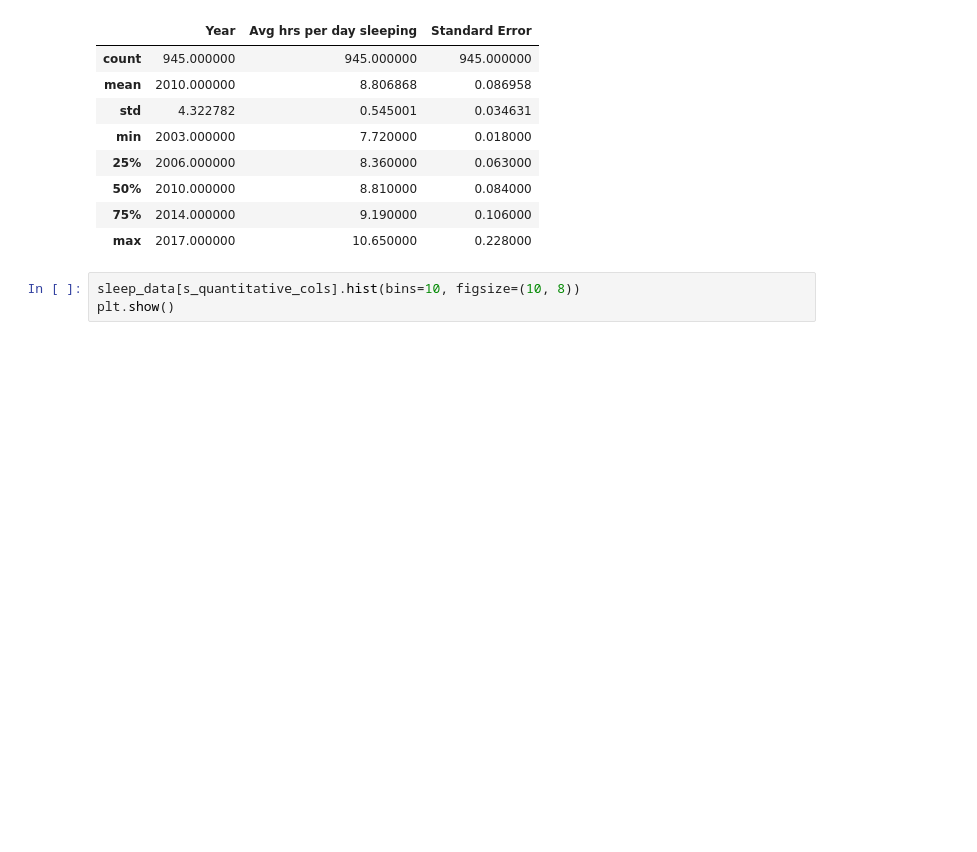
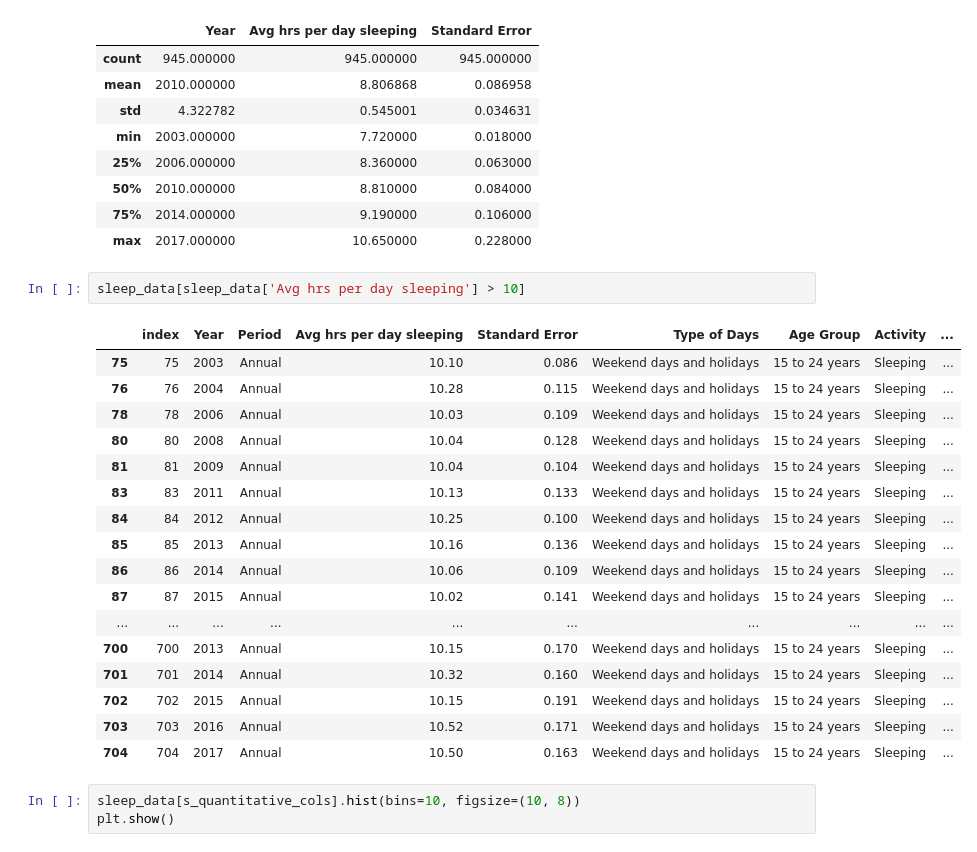
Before and after one commit to Ozernoy/DI, a Jupyter notebook: Week4/Day2/ExercisesXP/ex.ipynb, the cells around one changed output. Saved outputs shown, nothing was run; the diff lists cells and outputs as text; blank space fills up the shorter version.

```diff
--- a/Week4/Day2/ExercisesXP/ex.ipynb
+++ b/Week4/Day2/ExercisesXP/ex.ipynb
@@ -165,6 +165,26 @@ Index(['index', 'Year', 'Avg hrs per day sleeping', 'Standard Error'], dtype='ob
 | 50% | 2010.000000 | 8.810000 | 0.084000 |
 | 75% | 2014.000000 | 9.190000 | 0.106000 |
 | max | 2017.000000 | 10.650000 | 0.228000 |
+# %%
+sleep_data[sleep_data['Avg hrs per day sleeping'] > 10]
+# %% [output]
+|  | index | Year | Period | Avg hrs per day sleeping | Standard Error | Type of Days | Age Group | Activity | ... |
+| 75 | 75 | 2003 | Annual | 10.10 | 0.086 | Weekend days and holidays | 15 to 24 years | Sleeping | ... |
+| 76 | 76 | 2004 | Annual | 10.28 | 0.115 | Weekend days and holidays | 15 to 24 years | Sleeping | ... |
+| 78 | 78 | 2006 | Annual | 10.03 | 0.109 | Weekend days and holidays | 15 to 24 years | Sleeping | ... |
+| 80 | 80 | 2008 | Annual | 10.04 | 0.128 | Weekend days and holidays | 15 to 24 years | Sleeping | ... |
+| 81 | 81 | 2009 | Annual | 10.04 | 0.104 | Weekend days and holidays | 15 to 24 years | Sleeping | ... |
+| 83 | 83 | 2011 | Annual | 10.13 | 0.133 | Weekend days and holidays | 15 to 24 years | Sleeping | ... |
+| 84 | 84 | 2012 | Annual | 10.25 | 0.100 | Weekend days and holidays | 15 to 24 years | Sleeping | ... |
+| 85 | 85 | 2013 | Annual | 10.16 | 0.136 | Weekend days and holidays | 15 to 24 years | Sleeping | ... |
+| 86 | 86 | 2014 | Annual | 10.06 | 0.109 | Weekend days and holidays | 15 to 24 years | Sleeping | ... |
+| 87 | 87 | 2015 | Annual | 10.02 | 0.141 | Weekend days and holidays | 15 to 24 years | Sleeping | ... |
+| ... | ... | ... | ... | ... | ... | ... | ... | ... | ... |
+| 700 | 700 | 2013 | Annual | 10.15 | 0.170 | Weekend days and holidays | 15 to 24 years | Sleeping | ... |
+| 701 | 701 | 2014 | Annual | 10.32 | 0.160 | Weekend days and holidays | 15 to 24 years | Sleeping | ... |
+| 702 | 702 | 2015 | Annual | 10.15 | 0.191 | Weekend days and holidays | 15 to 24 years | Sleeping | ... |
+| 703 | 703 | 2016 | Annual | 10.52 | 0.171 | Weekend days and holidays | 15 to 24 years | Sleeping | ... |
+| 704 | 704 | 2017 | Annual | 10.50 | 0.163 | Weekend days and holidays | 15 to 24 years | Sleeping | ... |
 # %%
 sleep_data[s_quantitative_cols].hist(bins=10, figsize=(10, 8))
 plt.show()
```
Also changed, not shown: 14 other files.
